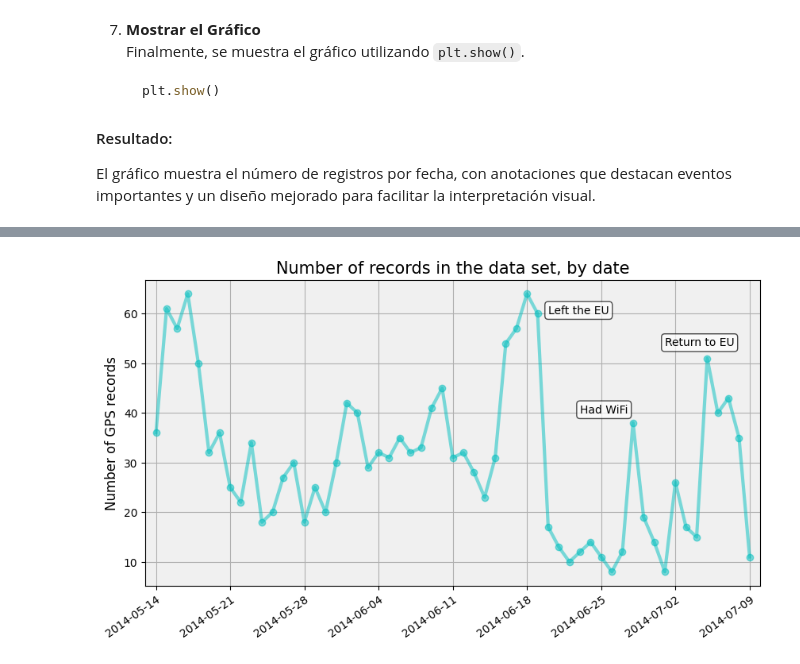
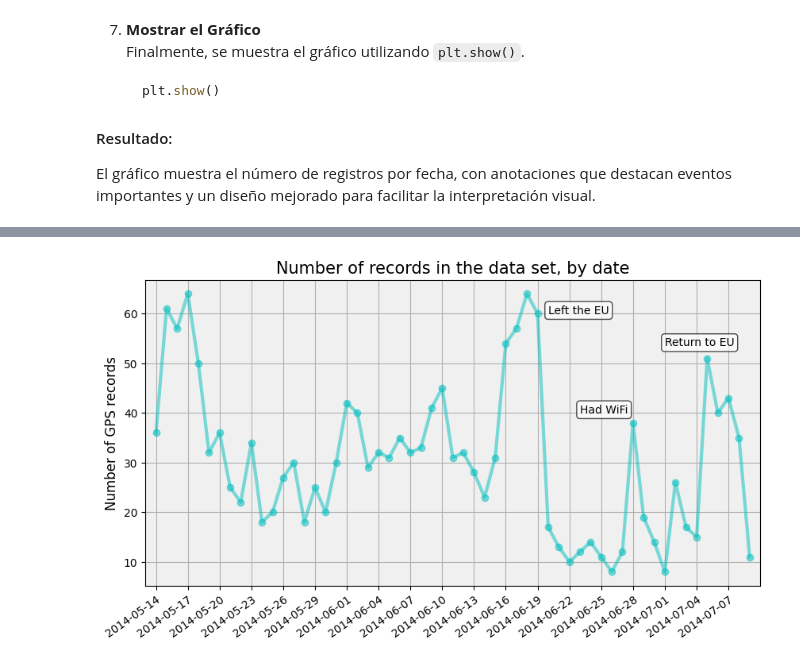
Before and after one commit to S4vi0r17/no-se, a Jupyter notebook: Iot-lab03/app.ipynb, the cells around one changed output, grey strips where cells are left out. Cells and saved outputs as stored; diff of their text form; code cells hidden in the pictures.

```diff
--- a/Iot-lab03/app.ipynb
+++ b/Iot-lab03/app.ipynb
@@ -692,35 +742,34 @@ ax.annotate('Left the EU',
                  xycoords='data')
 
 ax.annotate('Had WiFi',
                  xy=('2014-06-23', 40),
                  fontproperties=annotation_font,
                  bbox=dict(boxstyle='round', color='k', fc='w', alpha=0.7),
                  xycoords='data')
 
 ax.annotate('Return to EU',
                  xy=('2014-07-01', 53.5),
                  fontproperties=annotation_font,
                  bbox=dict(boxstyle='round', color='k', fc='w', alpha=0.7),
                  xycoords='data')
 
-# set the x-ticks/labels for every nth row of the data: 1 tick mark per horizontal inch
-n = len(countdata) / int(fig.get_size_inches()[0]) #interval between tick marks
-xtick_data = countdata.iloc[range(0, len(countdata), 7)] #rows spaced apart by that interval (ie, weekly)
-ax.xaxis.set_ticks(xtick_data.index) #set the tick labels as the dates of those rows
+# set the x-ticks/labels for every 3rd row of the data
+xtick_data = countdata.iloc[range(0, len(countdata), 3)]  # rows spaced apart by 3 days
+ax.xaxis.set_ticks(xtick_data.index)  # set the tick labels as the dates of those rows
 ax.set_xlim(['2014-05-13', '2014-07-10'])
 
 ax.xaxis.grid(True)
 ax.yaxis.grid(True)
 
 # set tick labels, axis labels, and title
 ax.set_xticklabels(xtick_data.index, rotation=35, rotation_mode='anchor', ha='right', fontproperties=ticks_font)
 for label in ax.get_yticklabels():
     label.set_fontproperties(ticks_font)
 ax.set_title('Number of records in the data set, by date', fontproperties=title_font)
 ax.set_xlabel('', fontproperties=label_font)
 ax.set_ylabel('Number of GPS records', fontproperties=label_font)
 ax.set_facecolor(axis_bgcolor)
 
 plt.show()
 # %% [output]
-[figure, old version]
+[figure, new version]
```
Also changed, not shown: parts of 1 cell of this notebook.
